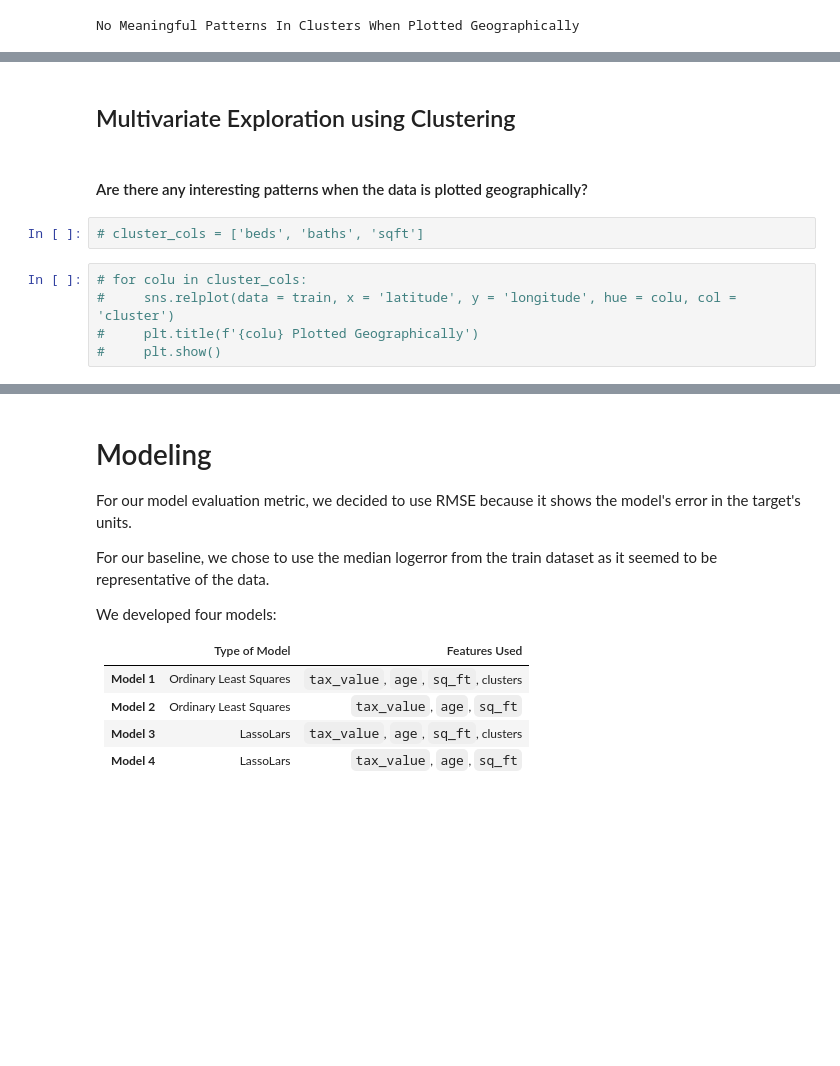
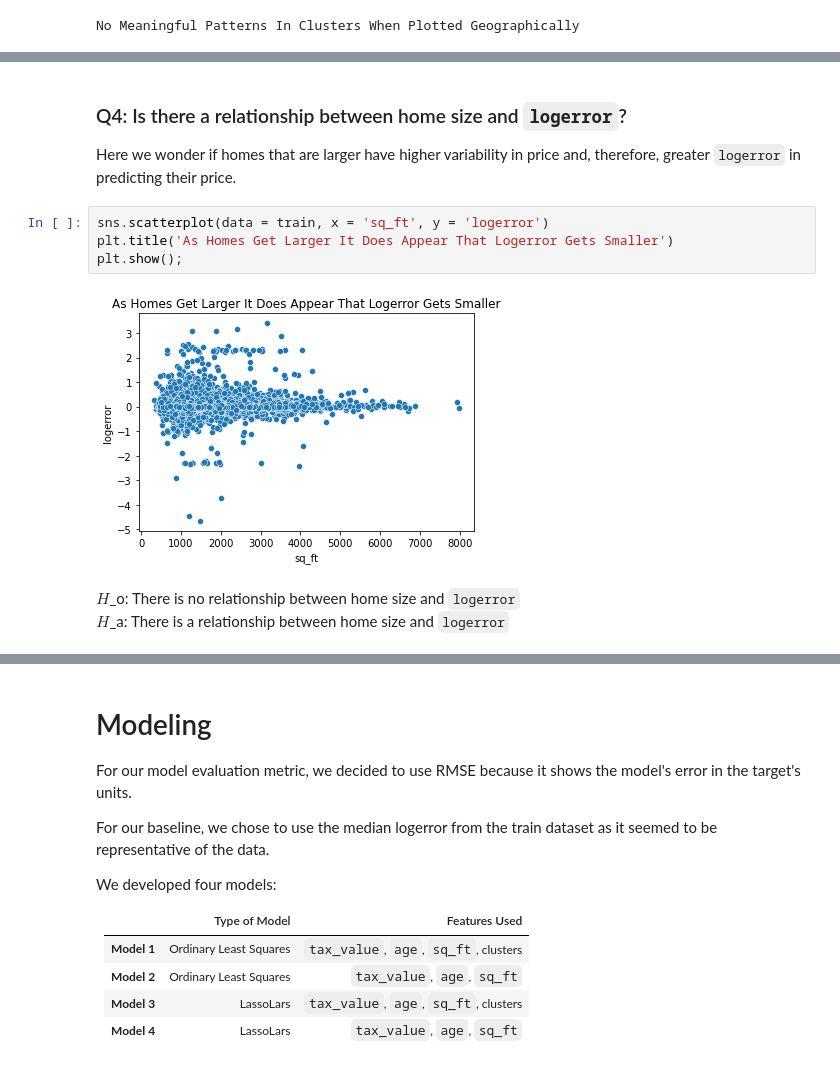
Before and after one commit to jones-stewart/zillow_clustering_project, a Jupyter notebook: report_notebook-Copy1.ipynb, the cells around one changed output, grey strips where cells are left out. Saved outputs shown, nothing was run; the diff lists cells and outputs as text; blank space fills up the shorter version.

```diff
--- a/report_notebook-Copy1.ipynb
+++ b/report_notebook-Copy1.ipynb
@@ -208,11 +187,12 @@ No Meaningful Patterns In Clusters When Plotted Geographically
 # %% [markdown]
-## Multivariate Exploration using Clustering
+### Q4: Is there a relationship between home size and `logerror`?
+Here we wonder if homes that are larger have higher variability in price and, therefore, greater `logerror` in predicting their price.
-# %% [markdown]
-#### Are there any interesting patterns when the data is plotted geographically?
-# %%
-# cluster_cols = ['beds', 'baths', 'sqft']
-# %%
-# for colu in cluster_cols:
-#     sns.relplot(data = train, x = 'latitude', y = 'longitude', hue = colu, col = 'cluster')
-#     plt.title(f'{colu} Plotted Geographically')
-#     plt.show()
+# %%
+sns.scatterplot(data = train, x = 'sq_ft', y = 'logerror')
+plt.title('As Homes Get Larger It Does Appear That Logerror Gets Smaller')
+plt.show();
+# %% [output]
+[figure, added]
+# %% [markdown]
+$H$_o: There is no relationship between home size and `logerror`<br>
+$H$_a: There is a relationship between home size and `logerror`
```
Also changed, not shown: parts of 25 cells of this notebook.
